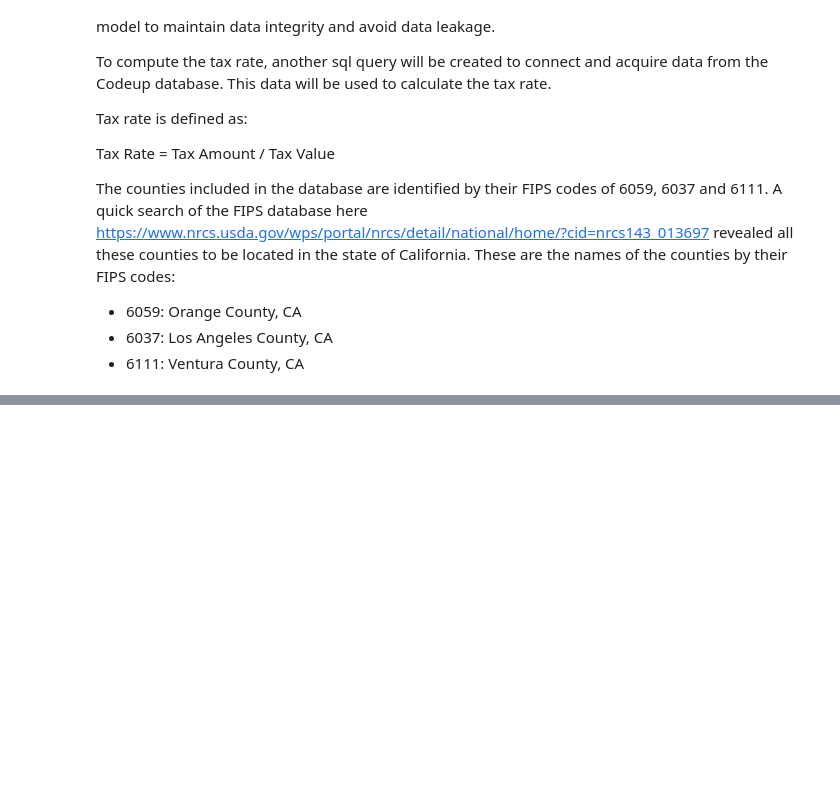
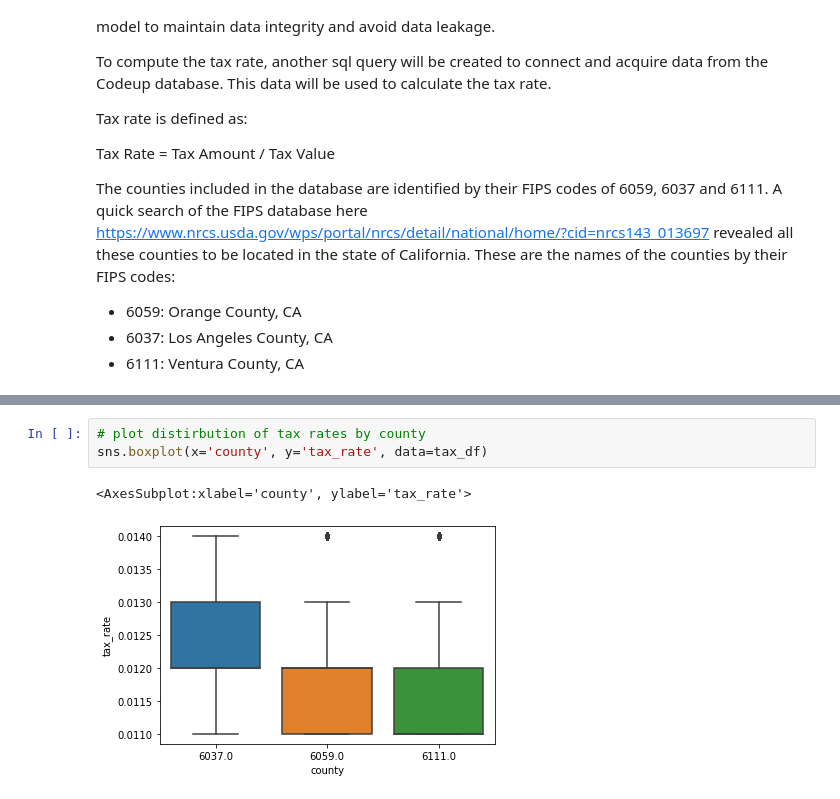
Before and after one commit to mariamnaqvi/predicting_property_values, a Jupyter notebook: final_report_zillow.ipynb, the cells around one changed output, grey strips where cells are left out. Drawn from its saved outputs; the diff is of its cells as text; blank space fills up the shorter version.

```diff
--- a/final_report_zillow.ipynb
+++ b/final_report_zillow.ipynb
@@ -1348,0 +1450,6 @@ The counties included in the database are identified by their FIPS codes of 6059
+# %%
+# plot distirbution of tax rates by county
+sns.boxplot(x='county', y='tax_rate', data=tax_df)
+# %% [output]
+<AxesSubplot:xlabel='county', ylabel='tax_rate'>
+[figure, added]
```
Also changed, not shown: parts of 35 cells of this notebook.
